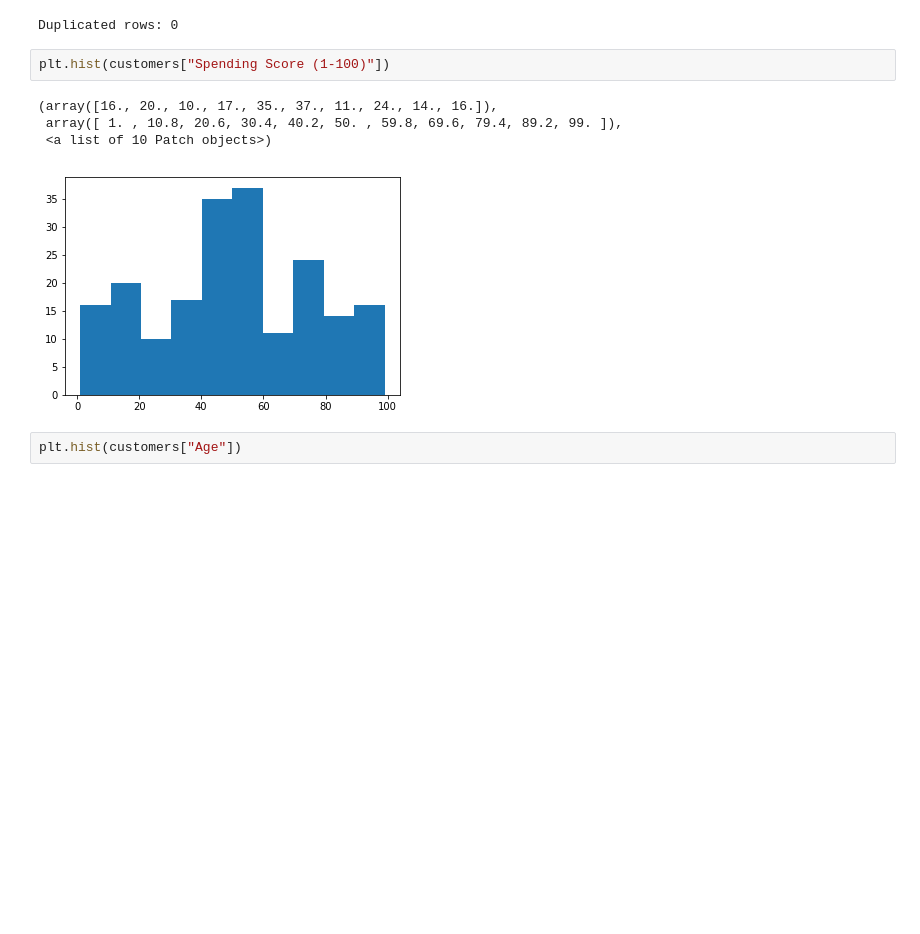
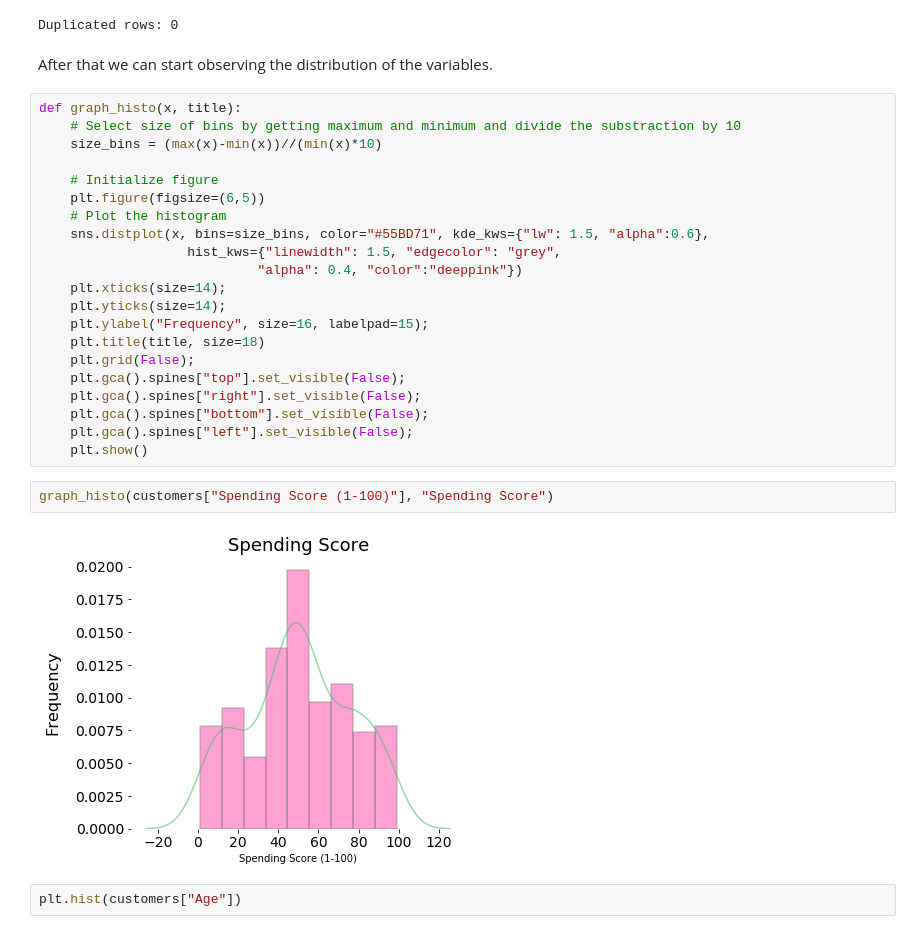
Before and after one commit to ugis22/clustering_analysis, a Jupyter notebook: clustering_analysis.ipynb, the cells around one changed output. Drawn from its saved outputs; the diff is of its cells as text; blank space fills up the shorter version.

```diff
--- a/clustering_analysis.ipynb
+++ b/clustering_analysis.ipynb
@@ -68,13 +69,33 @@ We can also check if there are duplicated rows.
 print(f"Duplicated rows: {customers.duplicated().sum()}")
 # %% [output]
 Duplicated rows: 0
+# %% [markdown]
+After that we can start observing the distribution of the variables.
+# %%
+def graph_histo(x, title):
+    # Select size of bins by getting maximum and minimum and divide the substraction by 10
+    size_bins = (max(x)-min(x))//(min(x)*10)
+
+    # Initialize figure
+    plt.figure(figsize=(6,5))
+    # Plot the histogram
+    sns.distplot(x, bins=size_bins, color="#55BD71", kde_kws={"lw": 1.5, "alpha":0.6},
+                   hist_kws={"linewidth": 1.5, "edgecolor": "grey",
+                            "alpha": 0.4, "color":"deeppink"})
+    plt.xticks(size=14);
+    plt.yticks(size=14);
+    plt.ylabel("Frequency", size=16, labelpad=15);
+    plt.title(title, size=18)
+    plt.grid(False);
+    plt.gca().spines["top"].set_visible(False);
+    plt.gca().spines["right"].set_visible(False);
+    plt.gca().spines["bottom"].set_visible(False);
+    plt.gca().spines["left"].set_visible(False);
+    plt.show()
 # %%
-plt.hist(customers["Spending Score (1-100)"])
+graph_histo(customers["Spending Score (1-100)"], "Spending Score")
 # %% [output]
-(array([16., 20., 10., 17., 35., 37., 11., 24., 14., 16.]),
- array([ 1. , 10.8, 20.6, 30.4, 40.2, 50. , 59.8, 69.6, 79.4, 89.2, 99. ]),
- <a list of 10 Patch objects>)
-[figure, old version]
+[figure, new version]
 # %%
 plt.hist(customers["Age"])
 # %% [output]
```
Also changed, not shown: parts of 1 cell of this notebook.
